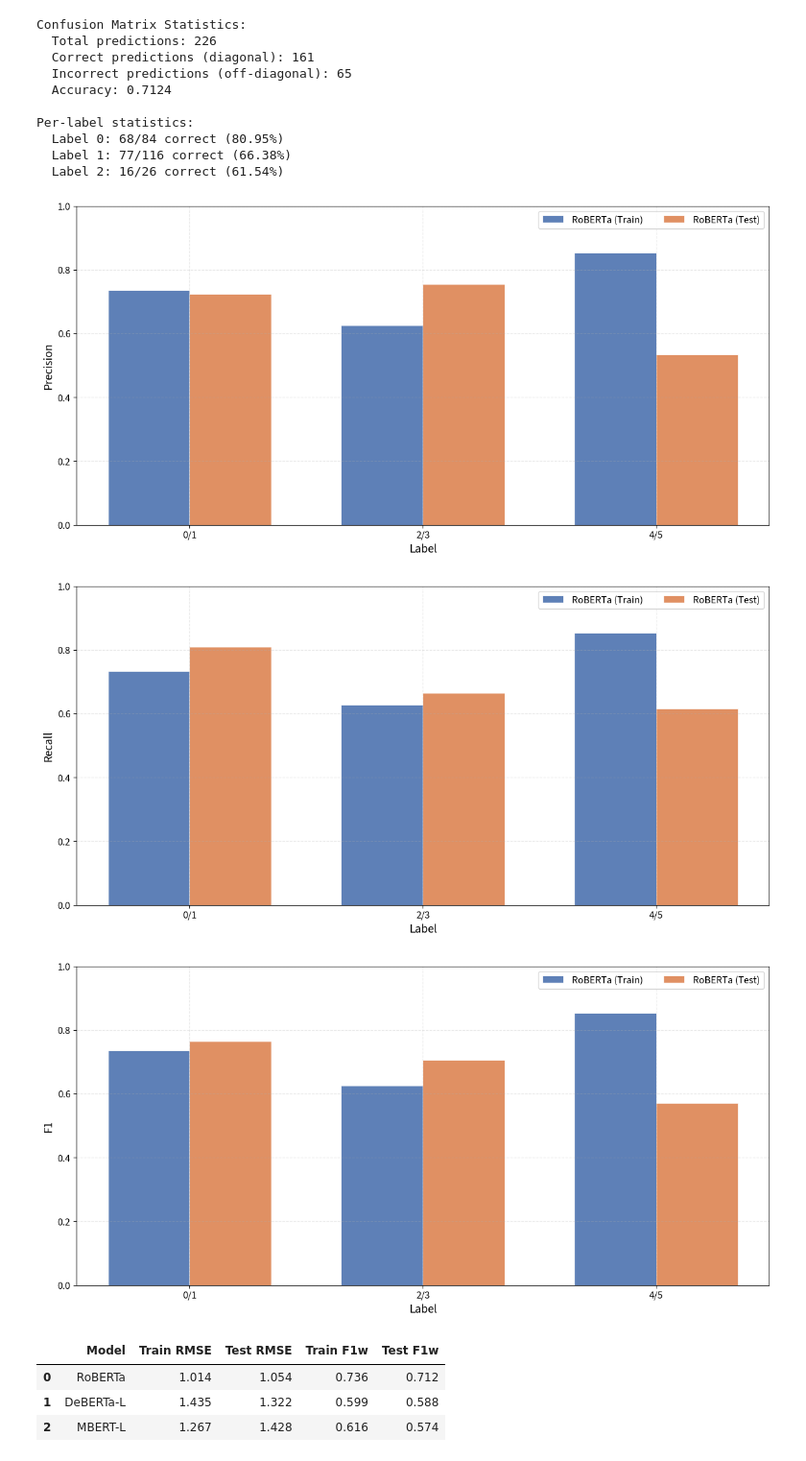
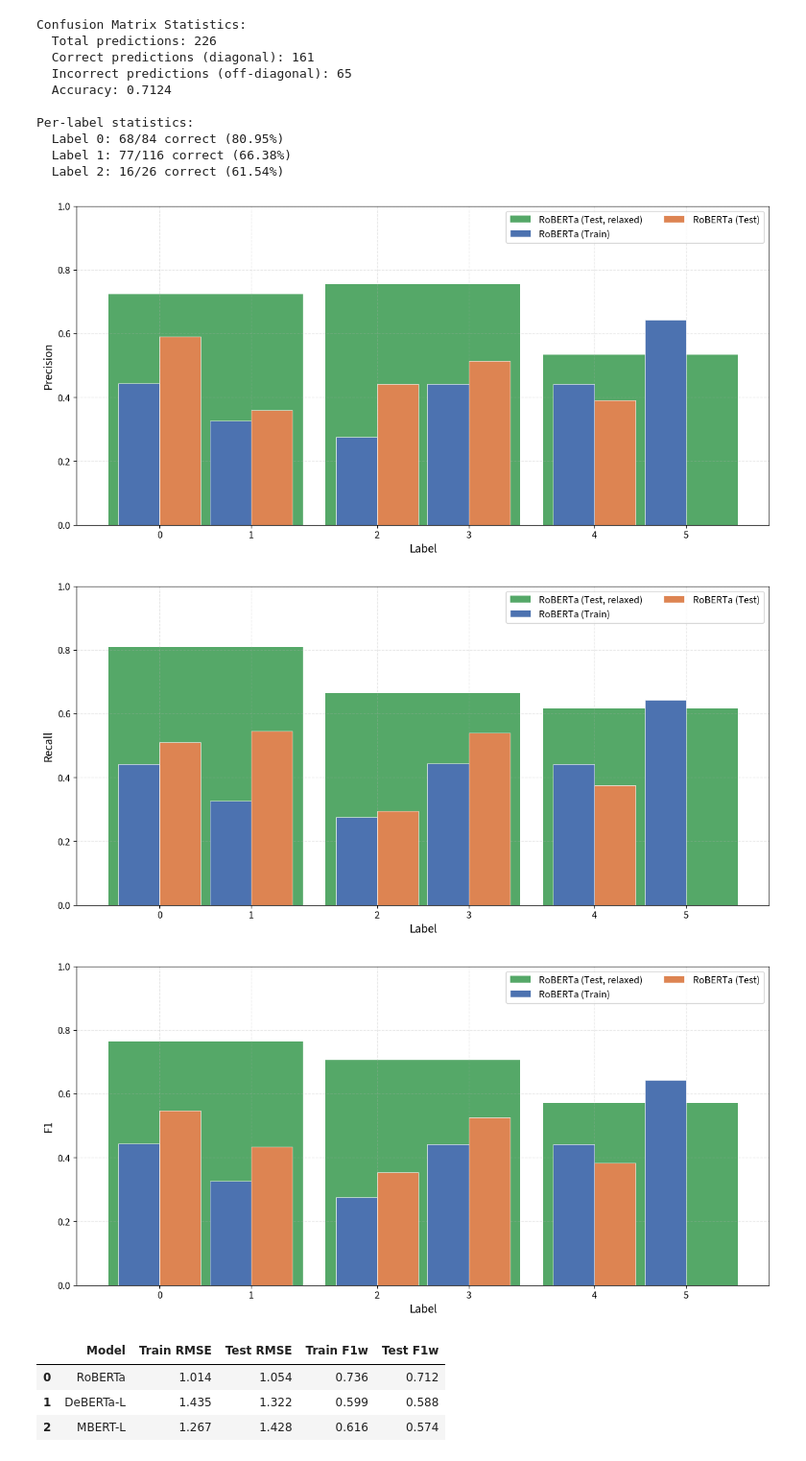
Before and after one commit to itzTerra/vis-desc, a Jupyter notebook: modules/lab/src/evaluation/nli/nli.ipynb, the cells around one changed output. Shown at 96% size. Drawn from its saved outputs; the diff is of its cells as text; code cells hidden in the pictures.

```diff
--- a/modules/lab/src/evaluation/nli/nli.ipynb
+++ b/modules/lab/src/evaluation/nli/nli.ipynb
@@ -553,17 +553,17 @@ Per-label statistics:
 # %%
 # All models: relaxed per-label plots on test split
 vis_all_models_plots(
     multiple_models,
     dataset="test",
-    class_mode="relaxed",
+    class_mode="combined",
     mode="train_test",
     single_model=multiple_models[0].model,
     file_prefix="nli",
 )
 # %% [output]
-[figure, old version]
+[figure, new version]
-[figure, old version]
+[figure, new version]
-[figure, old version]
+[figure, new version]
 # %%
 # All models: relaxed comparison table (Train/Test, RMSE & F1w)
 model_groups, show_large_variants = get_nli_model_groups(model_names)
```
Also changed, not shown: 12 other files.
